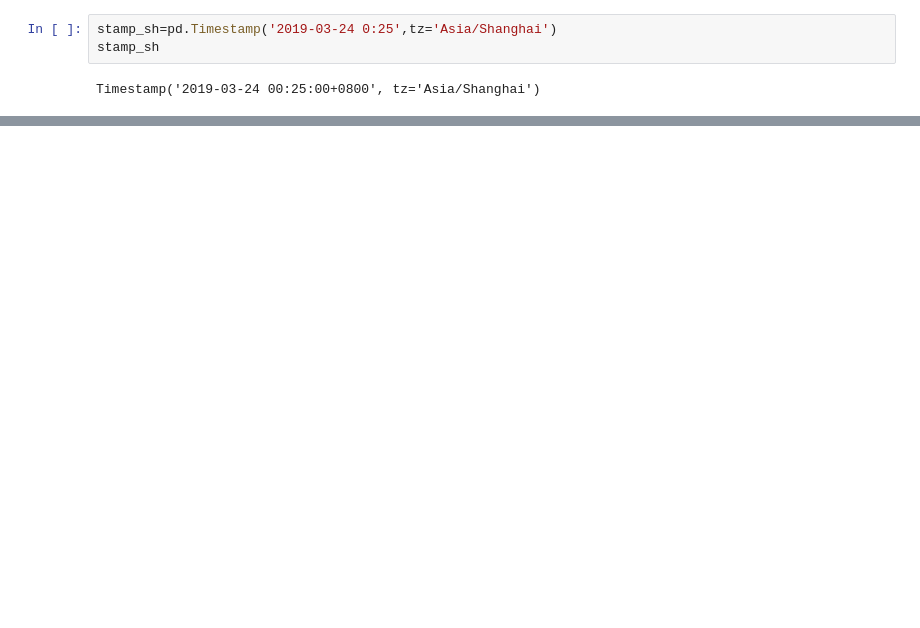
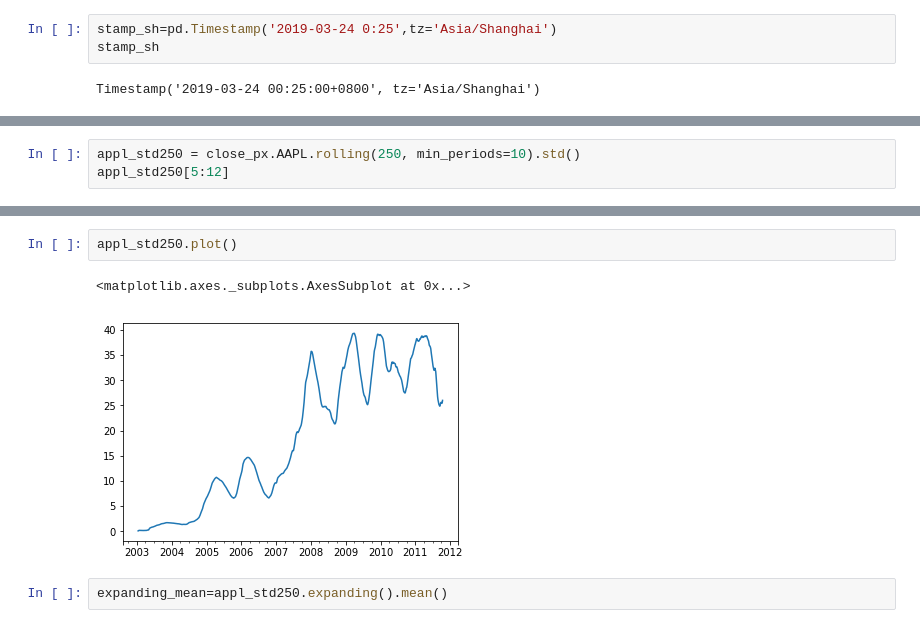
Before and after one commit to Gnomeek/python-for-data-analysis, a Jupyter notebook: Chapter11.ipynb, the cells around one changed output, grey strips where cells are left out. Drawn from its saved outputs; the diff is of its cells as text; blank space fills up the shorter version.

```diff
--- a/Chapter11.ipynb
+++ b/Chapter11.ipynb
@@ -500,0 +854,3 @@ Timestamp('2019-03-24 00:25:00+0800', tz='Asia/Shanghai')
+# %%
+appl_std250 = close_px.AAPL.rolling(250, min_periods=10).std()
+appl_std250[5:12]
@@ -500,0 +866,7 @@ Timestamp('2019-03-24 00:25:00+0800', tz='Asia/Shanghai')
+# %%
+appl_std250.plot()
+# %% [output]
+<matplotlib.axes._subplots.AxesSubplot at 0x...>
+[figure, added]
+# %%
+expanding_mean=appl_std250.expanding().mean()
```
Also changed, not shown: parts of 70 cells of this notebook.
